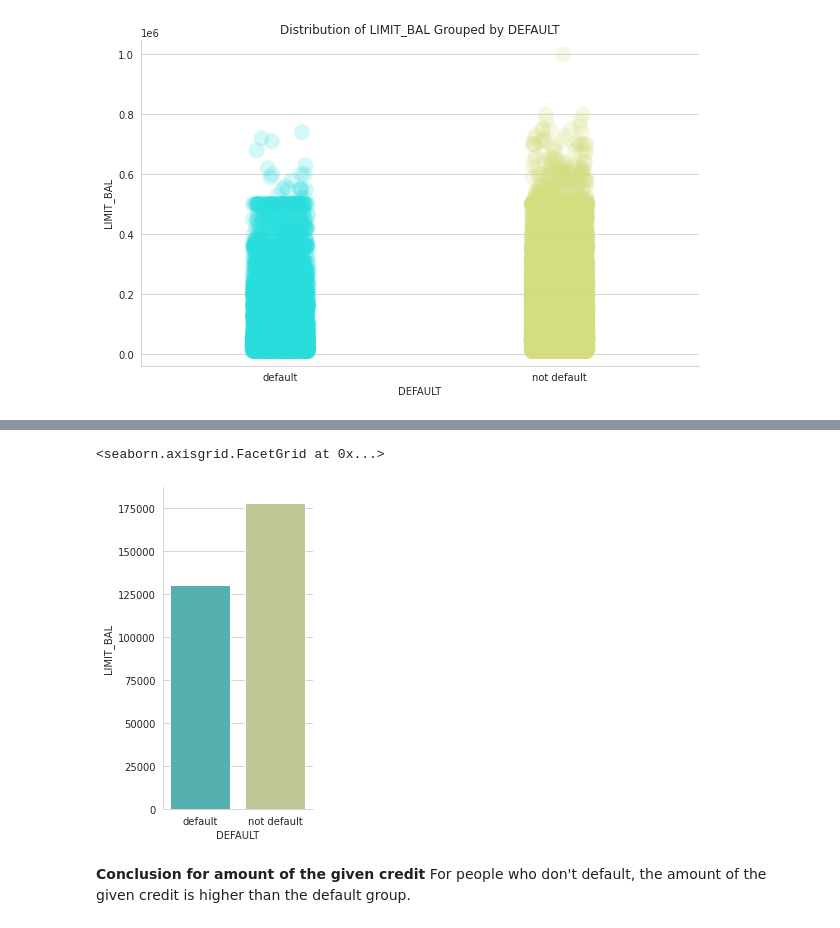
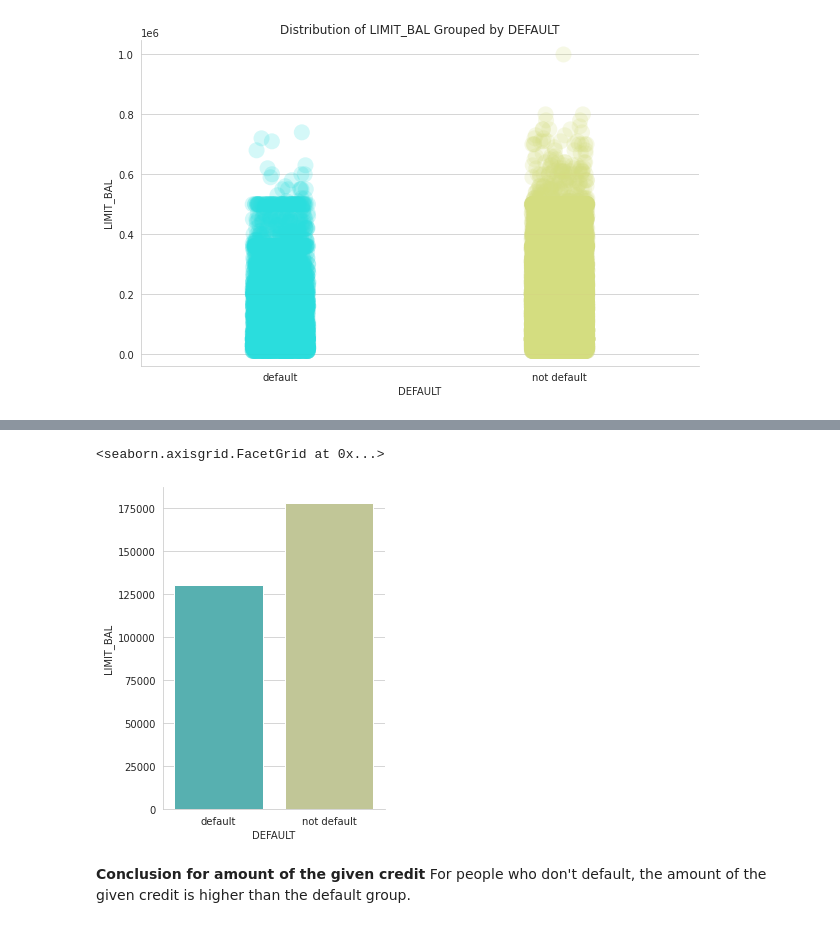
Before and after one commit to Sail0027/DA_UT_2021, a Jupyter notebook: C2/C2.T2_Exploratory Data Analysis Report.ipynb, the cells around one changed output, grey strips where cells are left out. Drawn from its saved outputs; the diff is of its cells as text; code cells hidden in the pictures.

```diff
--- a/C2/C2.T2_Exploratory Data Analysis Report.ipynb
+++ b/C2/C2.T2_Exploratory Data Analysis Report.ipynb
@@ -505,9 +574,9 @@ sns.despine()
 # %%
 sns.catplot(x="DEFAULT", y="LIMIT_BAL", data=credit, palette='rainbow',
-            saturation=.5, kind="bar", ci=None, aspect=.6)
+            saturation=.5, kind="bar", ci=None, aspect=.8)
 # %% [output]
 <seaborn.axisgrid.FacetGrid at 0x...>
-[figure, old version]
+[figure, new version]
 # %% [markdown]
 **Conclusion for amount of the given credit**</p>
 For people who don't default, the amount of the given credit is higher than the default group.
```
Also changed, not shown: parts of 5 cells of this notebook.
